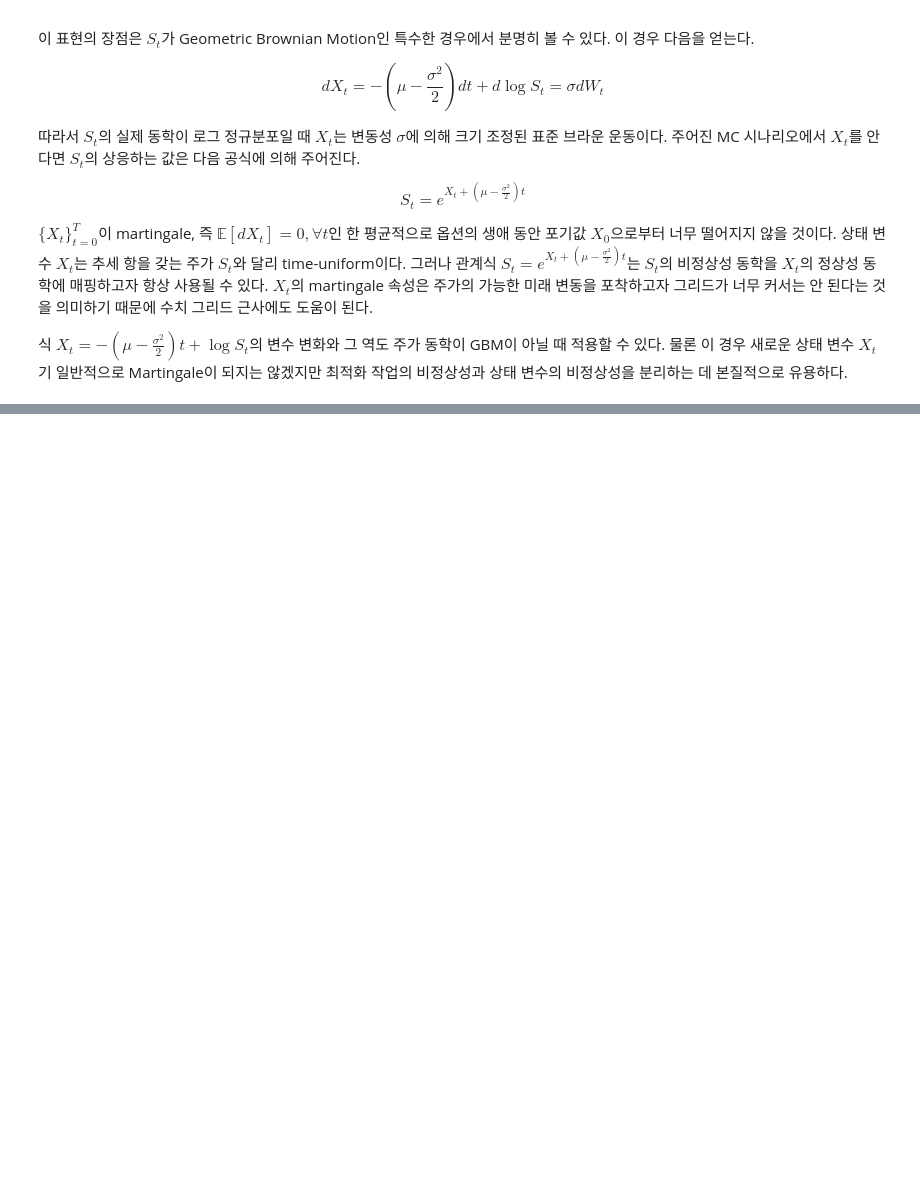
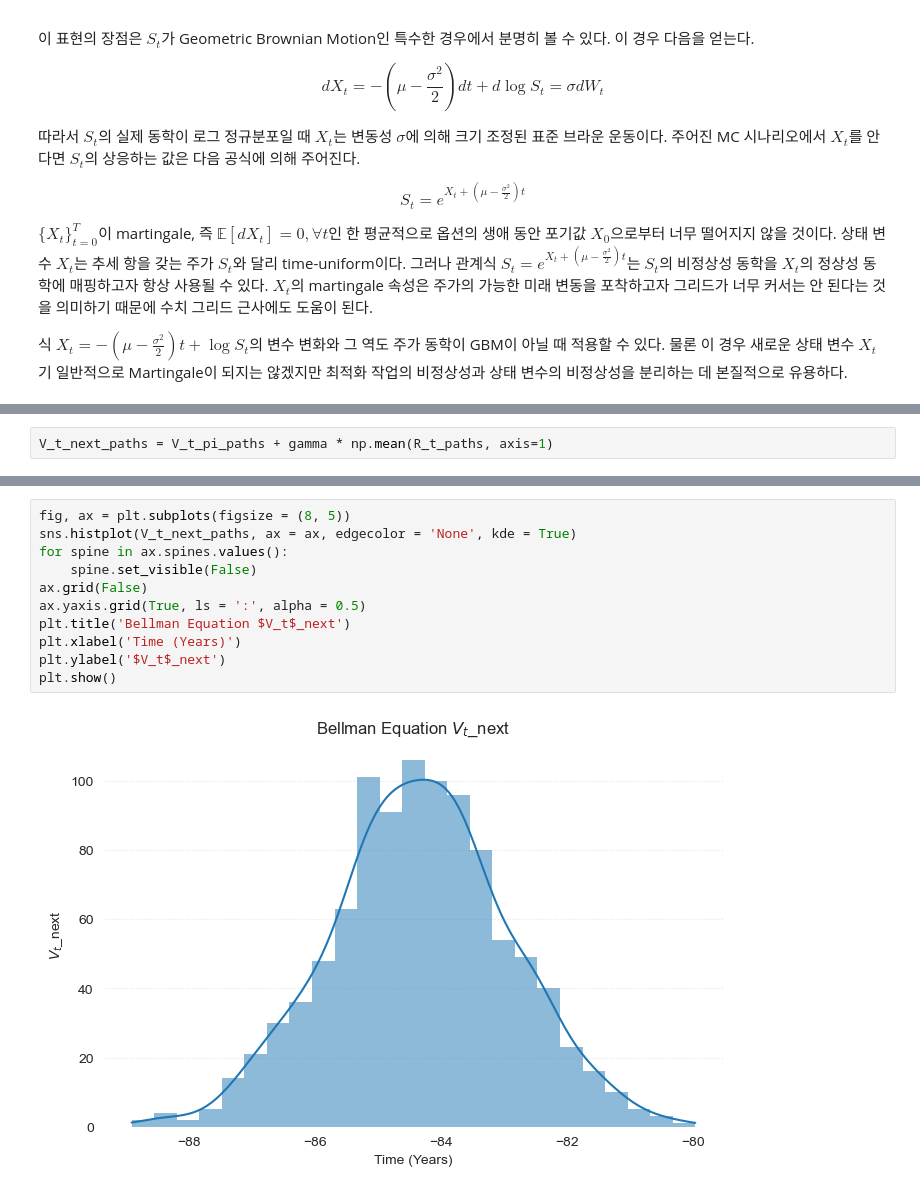
Before and after one commit to Tommylee1013/FinancialDeepLearning, a Jupyter notebook: Notes/ReinforcementLearning/QLBSModel.ipynb, the cells around one changed output, grey strips where cells are left out. Cells and saved outputs as stored; diff of their text form; blank space fills up the shorter version.

```diff
--- a/Notes/ReinforcementLearning/QLBSModel.ipynb
+++ b/Notes/ReinforcementLearning/QLBSModel.ipynb
@@ -28,0 +171,2 @@ $$u_t (S_t) = a_t(X_t(S_t)) = a_t \left(\log S_t - \left( \mu - \frac{\sigma^2}{
+# %%
+V_t_next_paths = V_t_pi_paths + gamma * np.mean(R_t_paths, axis=1)
@@ -28,0 +193,13 @@ $$u_t (S_t) = a_t(X_t(S_t)) = a_t \left(\log S_t - \left( \mu - \frac{\sigma^2}{
+# %%
+fig, ax = plt.subplots(figsize = (8, 5))
+sns.histplot(V_t_next_paths, ax = ax, edgecolor = 'None', kde = True)
+for spine in ax.spines.values():
+    spine.set_visible(False)
+ax.grid(False)
+ax.yaxis.grid(True, ls = ':', alpha = 0.5)
+plt.title('Bellman Equation $V_t$_next')
+plt.xlabel('Time (Years)')
+plt.ylabel('$V_t$_next')
+plt.show()
+# %% [output]
+[figure, added]
```
Also changed, not shown: parts of 17 cells of this notebook.
